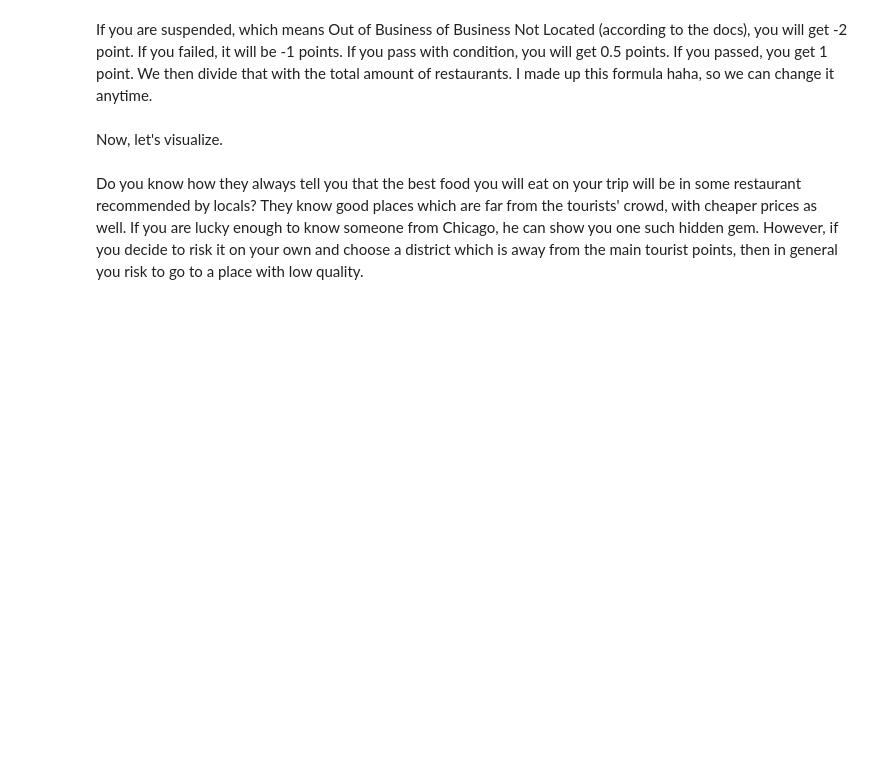
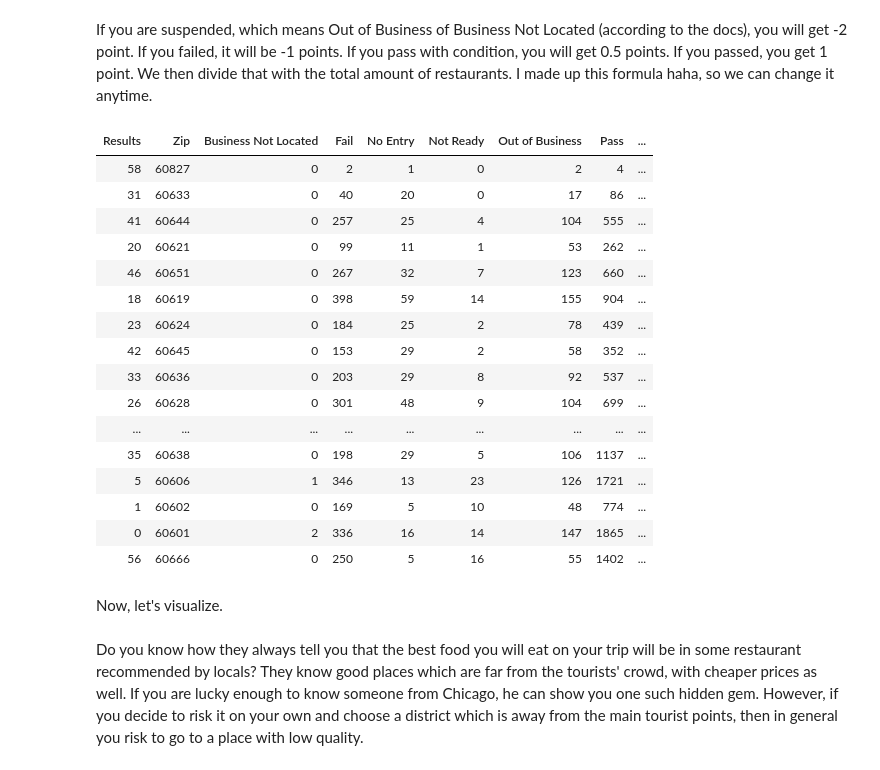
Before and after one commit to jczestochowska/chicago_food, a Jupyter notebook: Maja.ipynb, the cells around one changed output. Cells and saved outputs as stored; diff of their text form; code cells hidden in the pictures; blank space fills up the shorter version.

```diff
--- a/Maja.ipynb
+++ b/Maja.ipynb
@@ -359,7 +370,25 @@ def get_safety_score(df):
 # %%
 # Add safety score to DF
 inspections_scores_by_zip['Safety score'] = pd.Series(get_safety_score(inspections_scores_by_zip))
-inspections_scores_by_zip.head()
+inspections_scores_by_zip.sort_values('Safety score')
+# %% [output]
+| Results | Zip | Business Not Located | Fail | No Entry | Not Ready | Out of Business | Pass | ... |
+| 58 | 60827 | 0 | 2 | 1 | 0 | 2 | 4 | ... |
+| 31 | 60633 | 0 | 40 | 20 | 0 | 17 | 86 | ... |
+| 41 | 60644 | 0 | 257 | 25 | 4 | 104 | 555 | ... |
+| 20 | 60621 | 0 | 99 | 11 | 1 | 53 | 262 | ... |
+| 46 | 60651 | 0 | 267 | 32 | 7 | 123 | 660 | ... |
+| 18 | 60619 | 0 | 398 | 59 | 14 | 155 | 904 | ... |
+| 23 | 60624 | 0 | 184 | 25 | 2 | 78 | 439 | ... |
+| 42 | 60645 | 0 | 153 | 29 | 2 | 58 | 352 | ... |
+| 33 | 60636 | 0 | 203 | 29 | 8 | 92 | 537 | ... |
+| 26 | 60628 | 0 | 301 | 48 | 9 | 104 | 699 | ... |
+| ... | ... | ... | ... | ... | ... | ... | ... | ... |
+| 35 | 60638 | 0 | 198 | 29 | 5 | 106 | 1137 | ... |
+| 5 | 60606 | 1 | 346 | 13 | 23 | 126 | 1721 | ... |
+| 1 | 60602 | 0 | 169 | 5 | 10 | 48 | 774 | ... |
+| 0 | 60601 | 2 | 336 | 16 | 14 | 147 | 1865 | ... |
+| 56 | 60666 | 0 | 250 | 5 | 16 | 55 | 1402 | ... |
 # %% [markdown]
 Now, let's visualize.
 # %%
```
Also changed, not shown: parts of 2 cells of this notebook, 8 other files.
